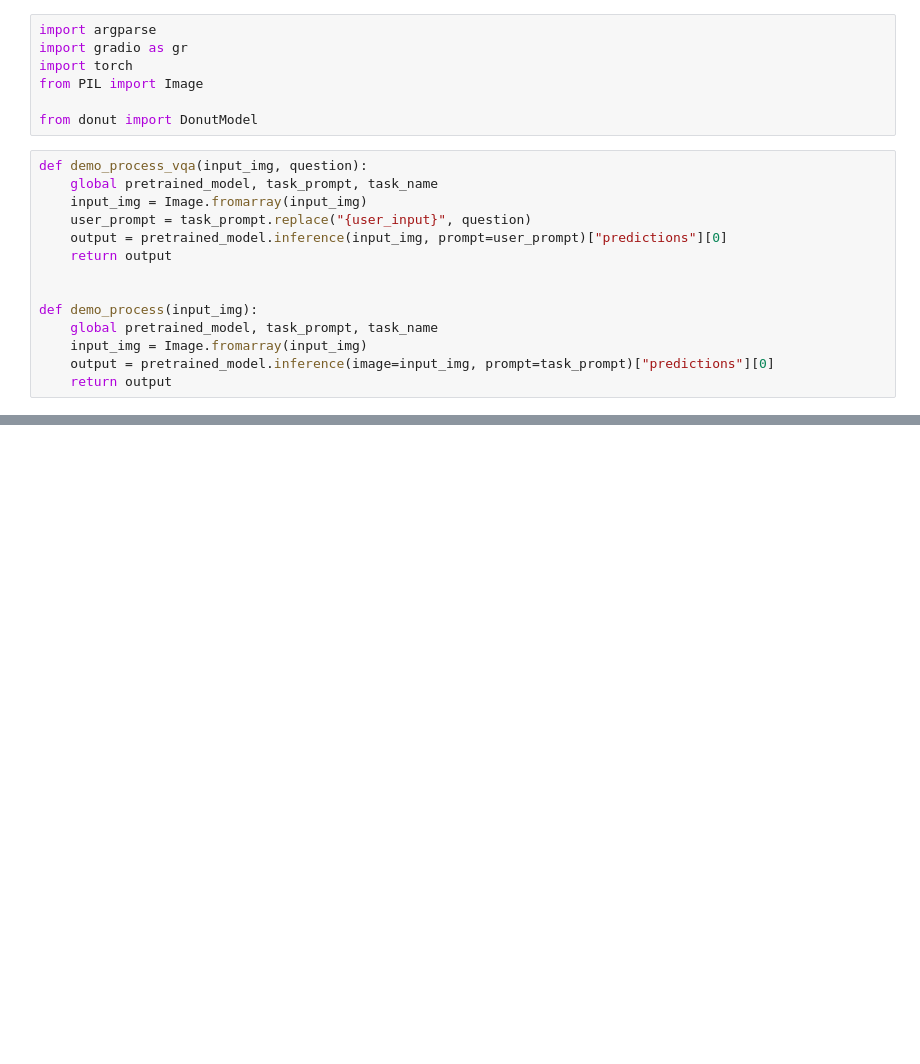
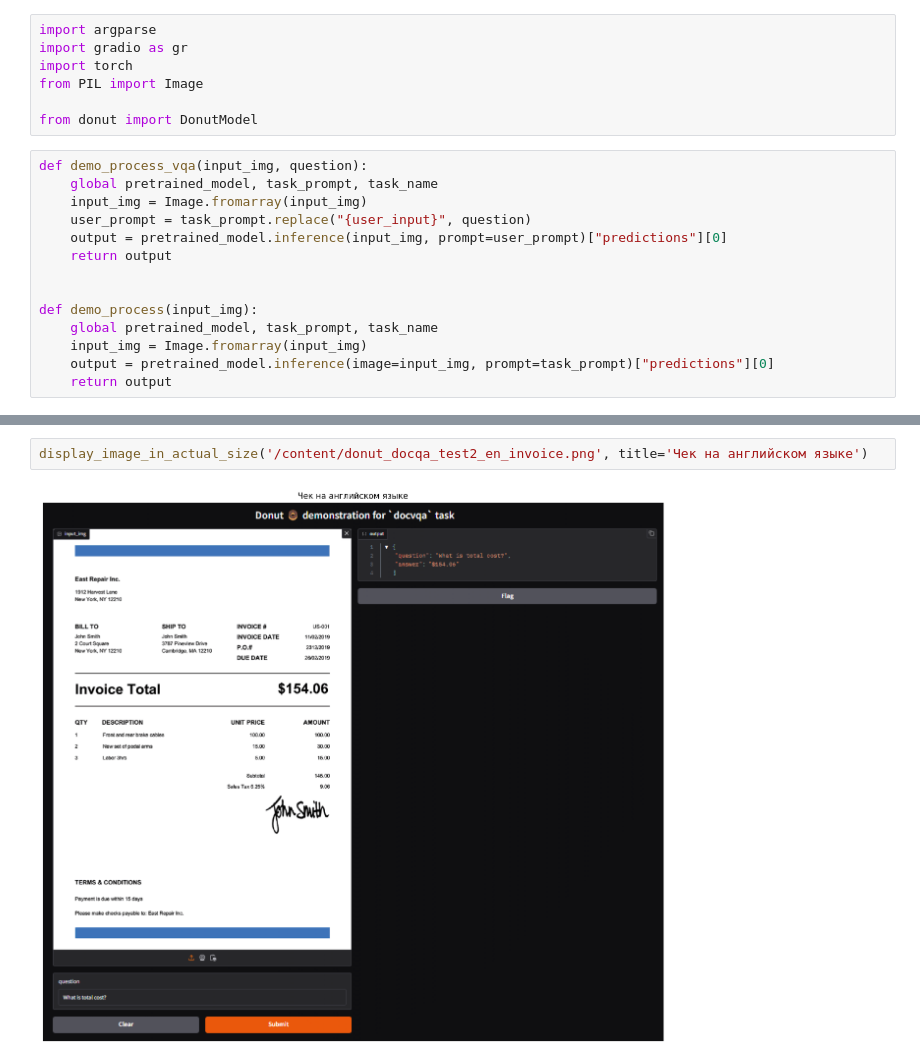
Before and after one commit to YuliaOv22/Document_Understanding_Research_2024, a Jupyter notebook: donut/colab_demo_for_donut_base_finetuned_cord_v2_230615.ipynb, the cells around one changed output, grey strips where cells are left out. Cells and saved outputs as stored; diff of their text form; blank space fills up the shorter version.

```diff
--- a/donut/colab_demo_for_donut_base_finetuned_cord_v2_230615.ipynb
+++ b/donut/colab_demo_for_donut_base_finetuned_cord_v2_230615.ipynb
@@ -90,0 +110,4 @@ Killing tunnel 127.0.0.1:7860 <> https://e6aa021eeecf84c7d4.gradio.live
+# %%
+display_image_in_actual_size('/content/donut_docqa_test2_en_invoice.png', title='Чек на английском языке')
+# %% [output]
+[figure, added]
```
Also changed, not shown: parts of 5 cells of this notebook.
